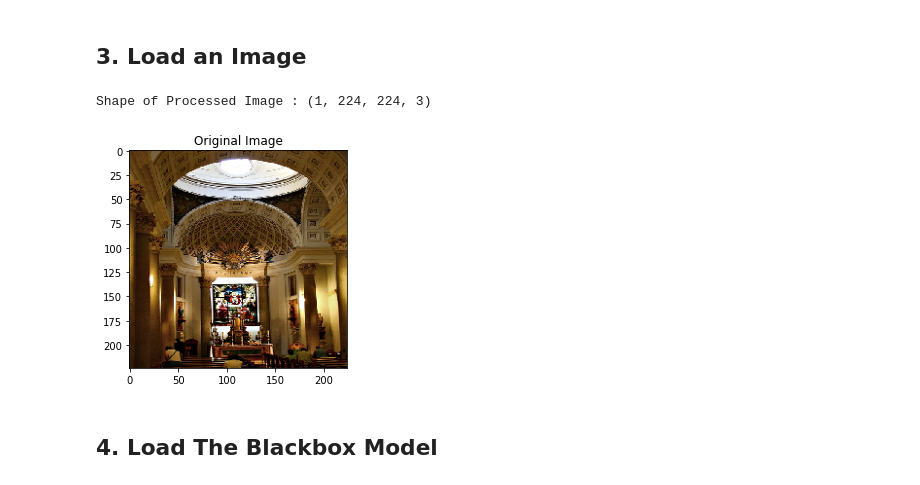
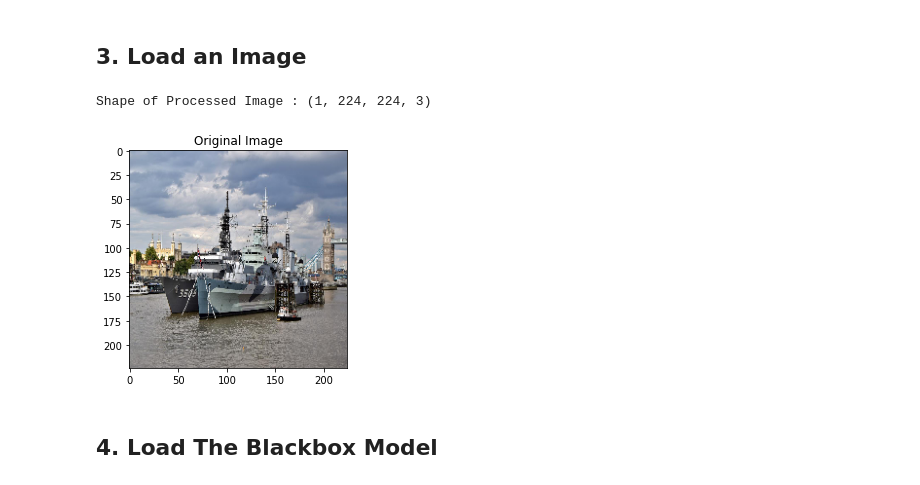
Before and after one commit to deshanchathusanka/abuses-biases-blessing-of-data, a Jupyter notebook: research/SIDU.ipynb, the cells around one changed output. Cells and saved outputs as stored; diff of their text form; code cells hidden in the pictures.

Commit message:
Test with Google Dataset

```diff
--- a/research/SIDU.ipynb
+++ b/research/SIDU.ipynb
@@ -48,30 +57,30 @@ from evaluation import CausalMetric, auc, gkern
 # %%
 def load_img(path, input_size):
     """ to load the image for the pretrained model which are trained from imagenet """
     img = image.load_img(path, target_size = input_size)
     numpy_image = image.img_to_array(img) ## (224, 224, 3)
     input_image_tensor = np.expand_dims(numpy_image, axis=0) ## (1, 224, 224, 3)
     processed_image = preprocess_input(input_image_tensor) ## (1, 224, 224, 3)
     return img, processed_image
 
 IMG_HEIGHT = 224  # H
 IMG_WIDTH = 224   # W
 CHANNEL = 3
 INPUT_SIZE = (IMG_HEIGHT, IMG_WIDTH)
 INPUT_SHAPE = (IMG_HEIGHT, IMG_WIDTH, CHANNEL)
 
 ####################### Testing ##############################
-image_path = 'images/ILSVRC2012_val_00001798.JPEG'
+image_path = 'google_images/0c1e912709736ba0.jpg'
 img, processed_image = load_img(path = image_path, input_size = (IMG_HEIGHT, IMG_WIDTH))
 print(f'Shape of Processed Image : {processed_image.shape}')
 
 plt.figure()
 plt.title(label = 'Original Image')
 plt.imshow(img)
 plt.show()
 # %% [output]
 Shape of Processed Image : (1, 224, 224, 3)
-[figure, old version]
+[figure, new version]
 # %% [markdown]
 <h2>4. Load The Blackbox Model</h2>
 # %%
```
Also changed, not shown: parts of 13 cells of this notebook.
